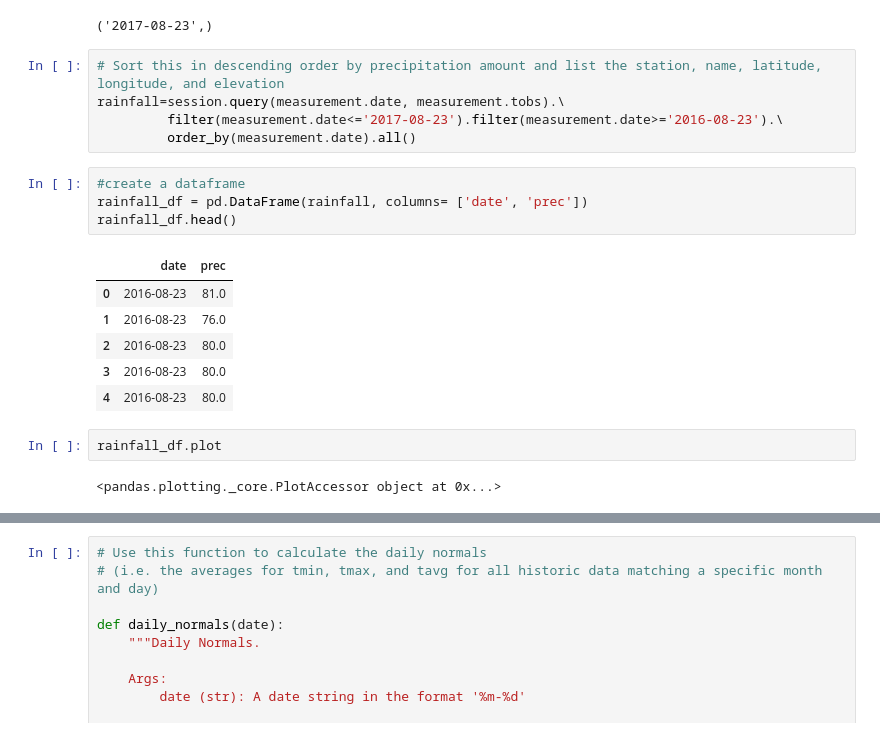
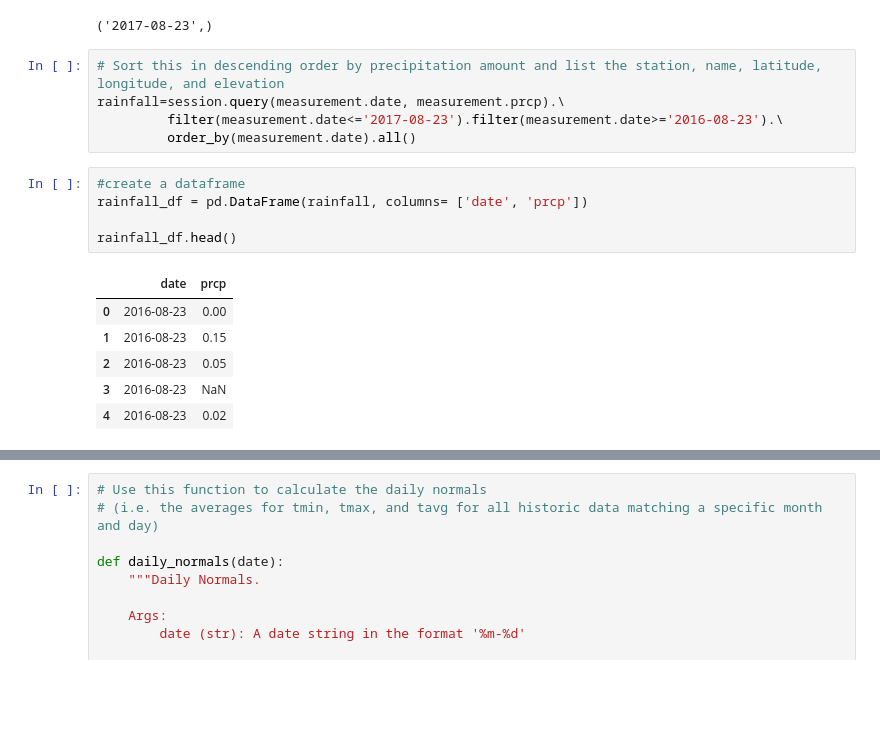
Before and after one commit to Mathi2702/sqlalchemy-challenge, a Jupyter notebook: SurfsUp/temp_analysis_bonus_2_starter.ipynb, the cells around one changed output, grey strips where cells are left out. Saved outputs shown, nothing was run; the diff lists cells and outputs as text; blank space fills up the shorter version.

```diff
--- a/SurfsUp/temp_analysis_bonus_2_starter.ipynb
+++ b/SurfsUp/temp_analysis_bonus_2_starter.ipynb
@@ -141,21 +141,18 @@ recent_date
 ('2017-08-23',)
 # %%
 # Sort this in descending order by precipitation amount and list the station, name, latitude, longitude, and elevation
-rainfall=session.query(measurement.date, measurement.tobs).\
+rainfall=session.query(measurement.date, measurement.prcp).\
          filter(measurement.date<='2017-08-23').filter(measurement.date>='2016-08-23').\
          order_by(measurement.date).all()
 # %%
 #create a dataframe
-rainfall_df = pd.DataFrame(rainfall, columns= ['date', 'prec'])
+rainfall_df = pd.DataFrame(rainfall, columns= ['date', 'prcp'])
+
 rainfall_df.head()
 # %% [output]
-|  | date | prec |
-| 0 | 2016-08-23 | 81.0 |
-| 1 | 2016-08-23 | 76.0 |
-| 2 | 2016-08-23 | 80.0 |
-| 3 | 2016-08-23 | 80.0 |
-| 4 | 2016-08-23 | 80.0 |
+|  | date | prcp |
+| 0 | 2016-08-23 | 0.00 |
+| 1 | 2016-08-23 | 0.15 |
+| 2 | 2016-08-23 | 0.05 |
+| 3 | 2016-08-23 | NaN |
+| 4 | 2016-08-23 | 0.02 |
-# %%
-rainfall_df.plot
-# %% [output]
-<pandas.plotting._core.PlotAccessor object at 0x...>
```
Also changed, not shown: parts of 11 cells of this notebook, 2 other files.
